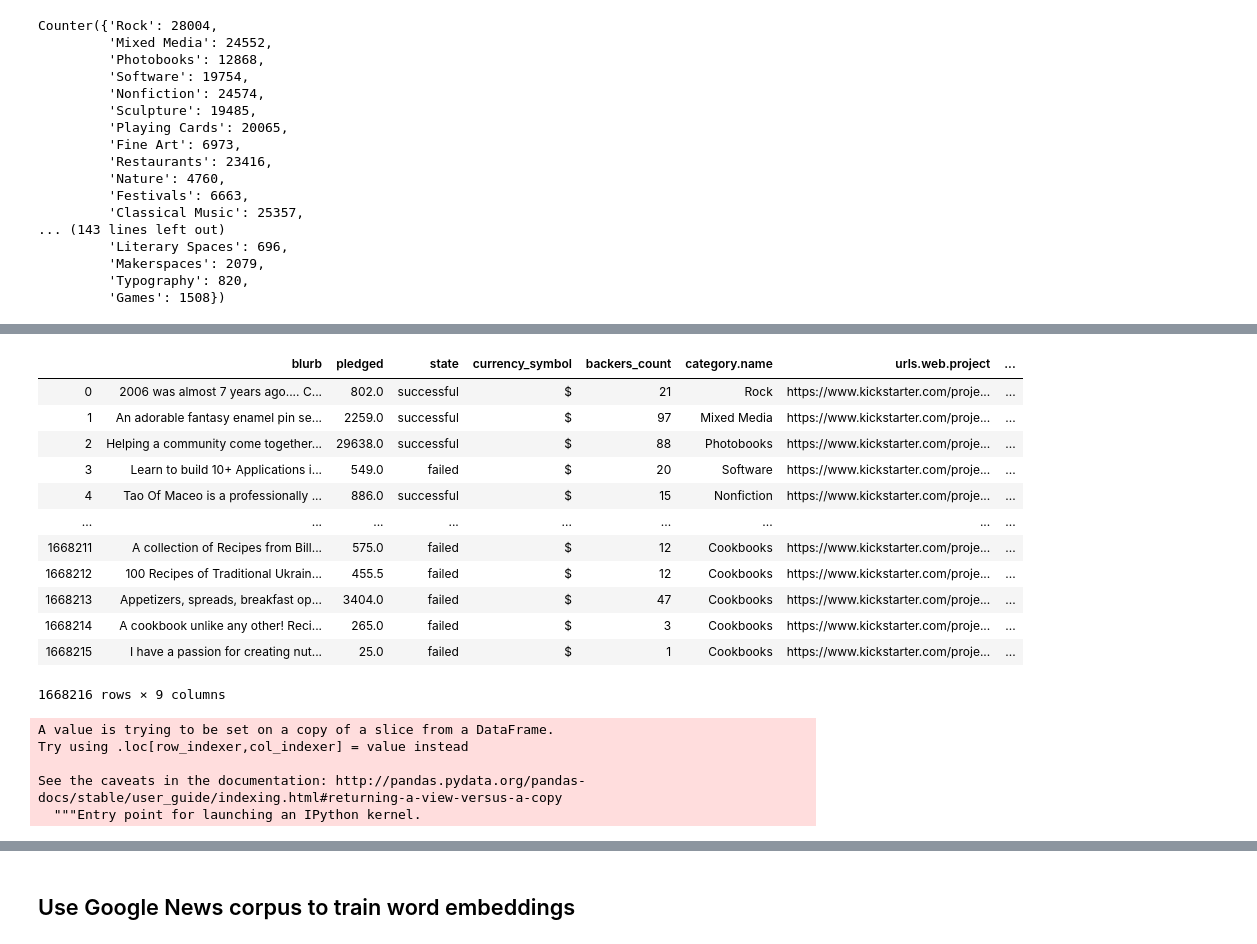
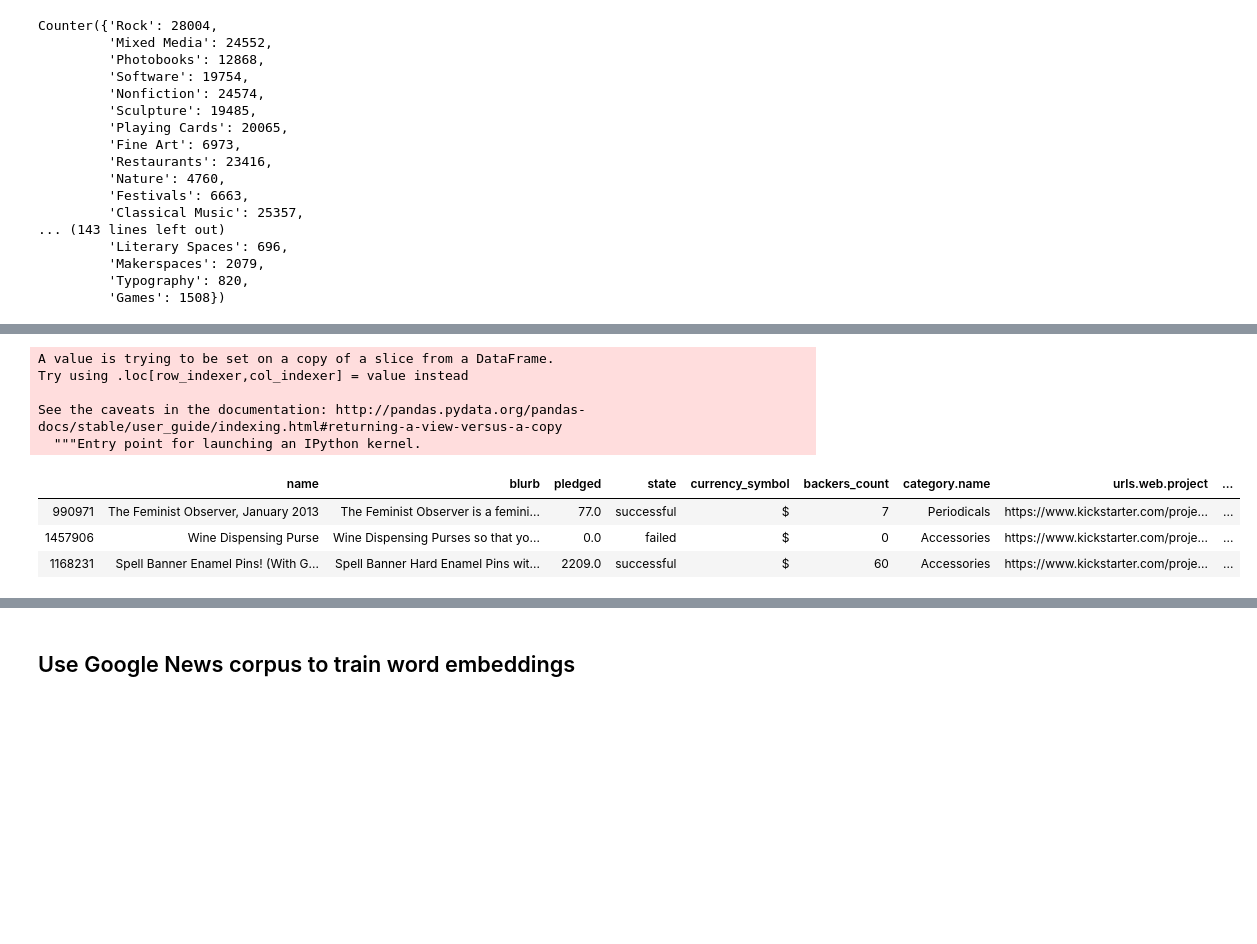
Before and after one commit to ChevyWilliams/insight, a Jupyter notebook: W2VModeling.ipynb, the cells around one changed output, grey strips where cells are left out. Drawn from its saved outputs; the diff is of its cells as text; code cells hidden in the pictures; blank space fills up the shorter version.

```diff
--- a/W2VModeling.ipynb
+++ b/W2VModeling.ipynb
@@ -365,22 +351,6 @@ cat_dict = {'Public Art': 'Art/Visual Art/Photography',
 'Thrillers': 'TV/Film/Webseries',
 'Webseries': 'TV/Film/Webseries',
 'Music Videos': 'TV/Film/Webseries'}
-# %%
-df_slim.reset_index(drop = True)
-# %% [output]
-|  | blurb | pledged | state | currency_symbol | backers_count | category.name | urls.web.project | ... |
-| 0 | 2006 was almost 7 years ago.... C... | 802.0 | successful | $ | 21 | Rock | https://www.kickstarter.com/proje... | ... |
-| 1 | An adorable fantasy enamel pin se... | 2259.0 | successful | $ | 97 | Mixed Media | https://www.kickstarter.com/proje... | ... |
-| 2 | Helping a community come together... | 29638.0 | successful | $ | 88 | Photobooks | https://www.kickstarter.com/proje... | ... |
-| 3 | Learn to build 10+ Applications i... | 549.0 | failed | $ | 20 | Software | https://www.kickstarter.com/proje... | ... |
-| 4 | Tao Of Maceo is a professionally ... | 886.0 | successful | $ | 15 | Nonfiction | https://www.kickstarter.com/proje... | ... |
-| ... | ... | ... | ... | ... | ... | ... | ... | ... |
-| 1668211 | A collection of Recipes from Bill... | 575.0 | failed | $ | 12 | Cookbooks | https://www.kickstarter.com/proje... | ... |
-| 1668212 | 100 Recipes of Traditional Ukrain... | 455.5 | failed | $ | 12 | Cookbooks | https://www.kickstarter.com/proje... | ... |
-| 1668213 | Appetizers, spreads, breakfast op... | 3404.0 | failed | $ | 47 | Cookbooks | https://www.kickstarter.com/proje... | ... |
-| 1668214 | A cookbook unlike any other! Reci... | 265.0 | failed | $ | 3 | Cookbooks | https://www.kickstarter.com/proje... | ... |
-| 1668215 | I have a passion for creating nut... | 25.0 | failed | $ | 1 | Cookbooks | https://www.kickstarter.com/proje... | ... |
-1668216 rows × 9 columns
 # %%
 df_slim['newcat'] = df_slim['category.name'].map(cat_dict)
 # %% [output]
@@ -389,6 +359,13 @@ Try using .loc[row_indexer,col_indexer] = value instead
 
 See the caveats in the documentation: http://pandas.pydata.org/pandas-docs/stable/user_guide/indexing.html#returning-a-view-versus-a-copy
   """Entry point for launching an IPython kernel.
+# %%
+df_slim.sample(3)
+# %% [output]
+|  | name | blurb | pledged | state | currency_symbol | backers_count | category.name | urls.web.project | ... |
+| 990971 | The Feminist Observer, January 2013 | The Feminist Observer is a femini... | 77.0 | successful | $ | 7 | Periodicals | https://www.kickstarter.com/proje... | ... |
+| 1457906 | Wine Dispensing Purse | Wine Dispensing Purses so that yo... | 0.0 | failed | $ | 0 | Accessories | https://www.kickstarter.com/proje... | ... |
+| 1168231 | Spell Banner Enamel Pins! (With G... | Spell Banner Hard Enamel Pins wit... | 2209.0 | successful | $ | 60 | Accessories | https://www.kickstarter.com/proje... | ... |
 # %%
 df_music = df_slim[df_slim['newcat'] == 'Music']
 df_art = df_slim[df_slim['newcat'] == 'Art/Visual Art/Photography']
```
Also changed, not shown: parts of 45 cells of this notebook, 4 other files.
